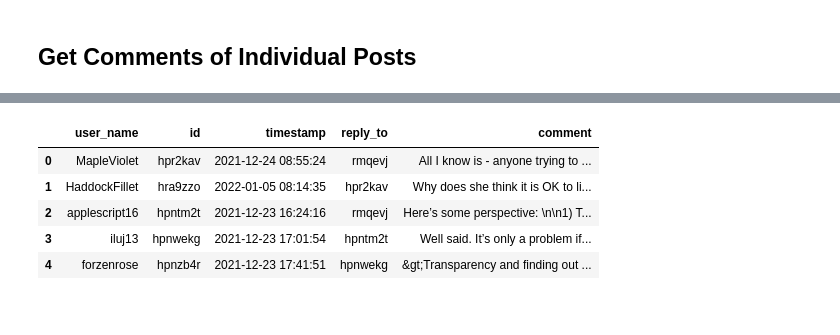
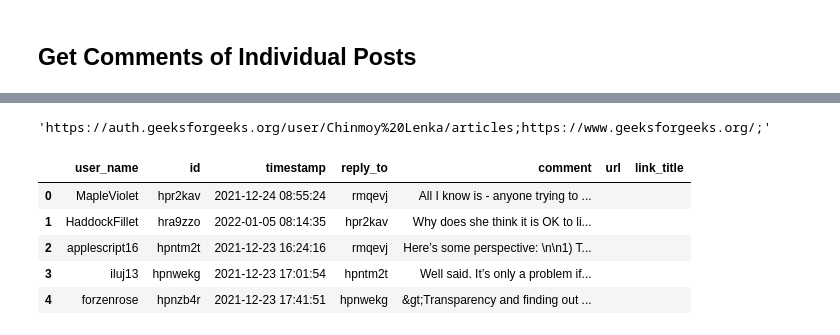
Before and after one commit to Confirmation-Bias-Analyser/Data-Collection, a Jupyter notebook: Reddit Data Collection.ipynb, the cells around one changed output, grey strips where cells are left out. Drawn from its saved outputs; the diff is of its cells as text; code cells hidden in the pictures.

Commit message:
Made adjustments to get URLs from comments

```diff
--- a/Reddit Data Collection.ipynb
+++ b/Reddit Data Collection.ipynb
@@ -160,16 +160,23 @@ i've been saying this over and over again. it's a freaking witch hunt and for me
+# %%
+getLinks('My Profile: https://auth.geeksforgeeks.org/user/Chinmoy%20Lenka/articles in the portal of https://www.geeksforgeeks.org/')
+# %% [output]
+'https://auth.geeksforgeeks.org/user/Chinmoy%20Lenka/articles;https://www.geeksforgeeks.org/;'
 # %%
 df = pd.DataFrame.from_dict(conversation_dict)
+df['url'] = df['comment'].apply(lambda x: getLinks(x))
+df['link_title'] = df['url'].apply(lambda x: getURLfromList(x))
+
 # df[df['id'] == 'hpoc9nq']
 df.to_csv('Datasets/reddit_data.csv')
 
 df.head()
 # %% [output]
-|  | user_name | id | timestamp | reply_to | comment |
-| 0 | MapleViolet | hpr2kav | 2021-12-24 08:55:24 | rmqevj | All I know is - anyone trying to ... |
-| 1 | HaddockFillet | hra9zzo | 2022-01-05 08:14:35 | hpr2kav | Why does she think it is OK to li... |
-| 2 | applescript16 | hpntm2t | 2021-12-23 16:24:16 | rmqevj | Here’s some perspective: \n\n1) T... |
-| 3 | iluj13 | hpnwekg | 2021-12-23 17:01:54 | hpntm2t | Well said. It’s only a problem if... |
-| 4 | forzenrose | hpnzb4r | 2021-12-23 17:41:51 | hpnwekg | &gt;Transparency and finding out ... |
+|  | user_name | id | timestamp | reply_to | comment | url | link_title |
+| 0 | MapleViolet | hpr2kav | 2021-12-24 08:55:24 | rmqevj | All I know is - anyone trying to ... |  |  |
+| 1 | HaddockFillet | hra9zzo | 2022-01-05 08:14:35 | hpr2kav | Why does she think it is OK to li... |  |  |
+| 2 | applescript16 | hpntm2t | 2021-12-23 16:24:16 | rmqevj | Here’s some perspective: \n\n1) T... |  |  |
+| 3 | iluj13 | hpnwekg | 2021-12-23 17:01:54 | hpntm2t | Well said. It’s only a problem if... |  |  |
+| 4 | forzenrose | hpnzb4r | 2021-12-23 17:41:51 | hpnwekg | &gt;Transparency and finding out ... |  |  |
 # %%
 for pre, fill, node in RenderTree(tree):
     print("%s%s" % (pre, node.name))
```
Also changed, not shown: parts of 5 cells of this notebook, 2 other files.
